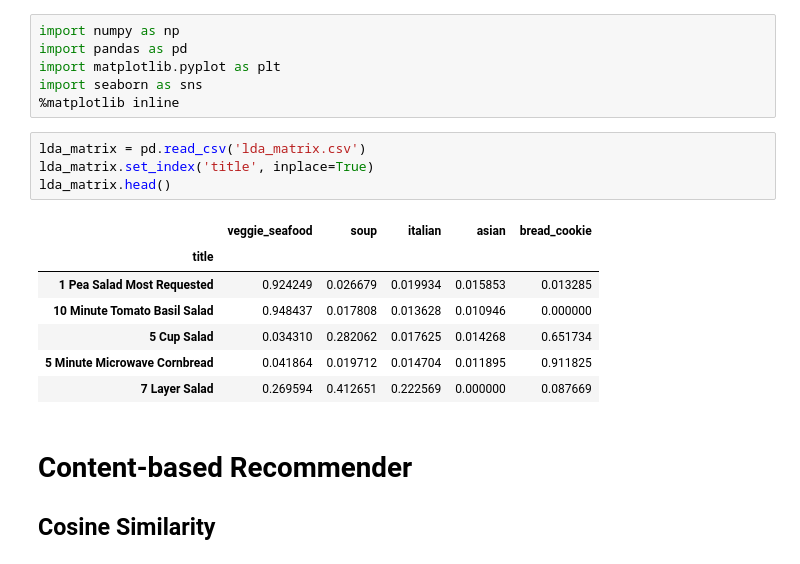
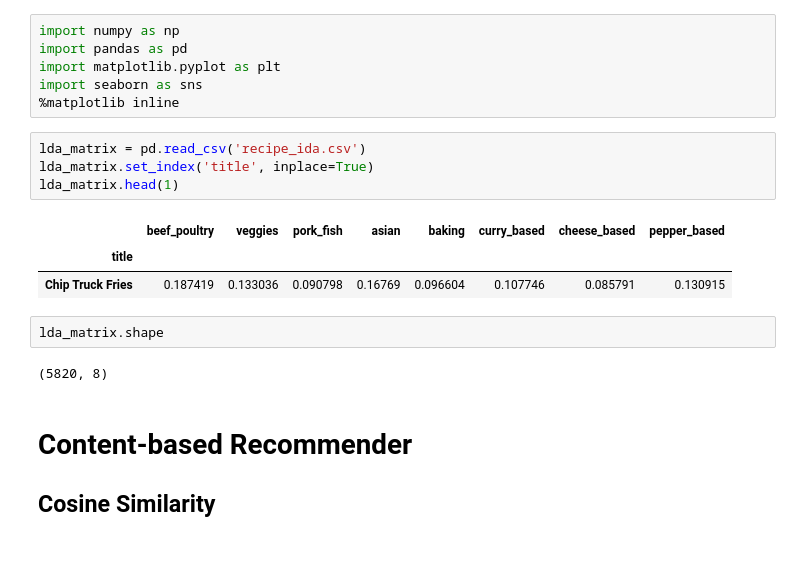
Before and after one commit to yangli53/happy_meals, a Jupyter notebook: Recommender.ipynb, the cells around one changed output. Saved outputs shown, nothing was run; the diff lists cells and outputs as text.

```diff
--- a/Recommender.ipynb
+++ b/Recommender.ipynb
@@ -5,17 +5,17 @@ import matplotlib.pyplot as plt
 import seaborn as sns
 %matplotlib inline
 # %%
-lda_matrix = pd.read_csv('lda_matrix.csv')
+lda_matrix = pd.read_csv('recipe_ida.csv')
 lda_matrix.set_index('title', inplace=True)
-lda_matrix.head()
+lda_matrix.head(1)
 # %% [output]
-|  | veggie_seafood | soup | italian | asian | bread_cookie |
-| title |  |  |  |  |  |
-| 1 Pea Salad Most Requested | 0.924249 | 0.026679 | 0.019934 | 0.015853 | 0.013285 |
-| 10 Minute Tomato Basil Salad | 0.948437 | 0.017808 | 0.013628 | 0.010946 | 0.000000 |
-| 5 Cup Salad | 0.034310 | 0.282062 | 0.017625 | 0.014268 | 0.651734 |
-| 5 Minute Microwave Cornbread | 0.041864 | 0.019712 | 0.014704 | 0.011895 | 0.911825 |
-| 7 Layer Salad | 0.269594 | 0.412651 | 0.222569 | 0.000000 | 0.087669 |
+|  | beef_poultry | veggies | pork_fish | asian | baking | curry_based | cheese_based | pepper_based |
+| title |  |  |  |  |  |  |  |  |
+| Chip Truck Fries | 0.187419 | 0.133036 | 0.090798 | 0.16769 | 0.096604 | 0.107746 | 0.085791 | 0.130915 |
+# %%
+lda_matrix.shape
+# %% [output]
+(5820, 8)
 # %% [markdown]
 # Content-based Recommender
 ## Cosine Similarity
```
Also changed, not shown: parts of 31 cells of this notebook, 21 other files.
